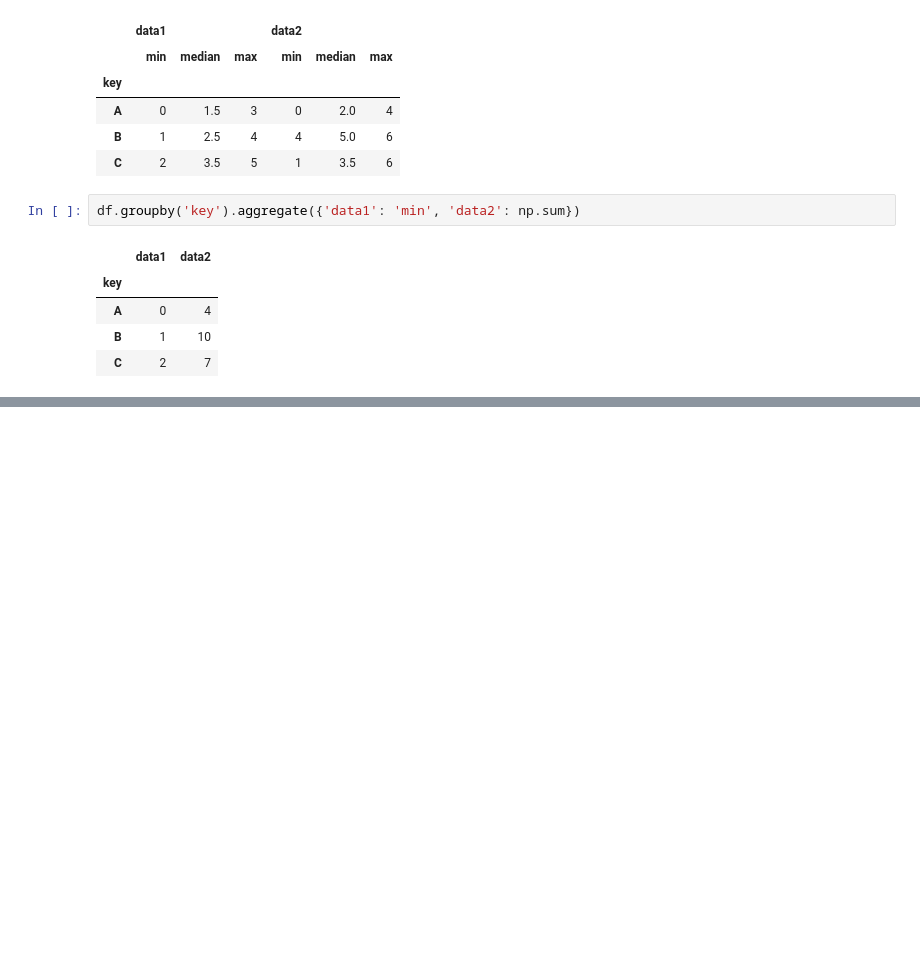
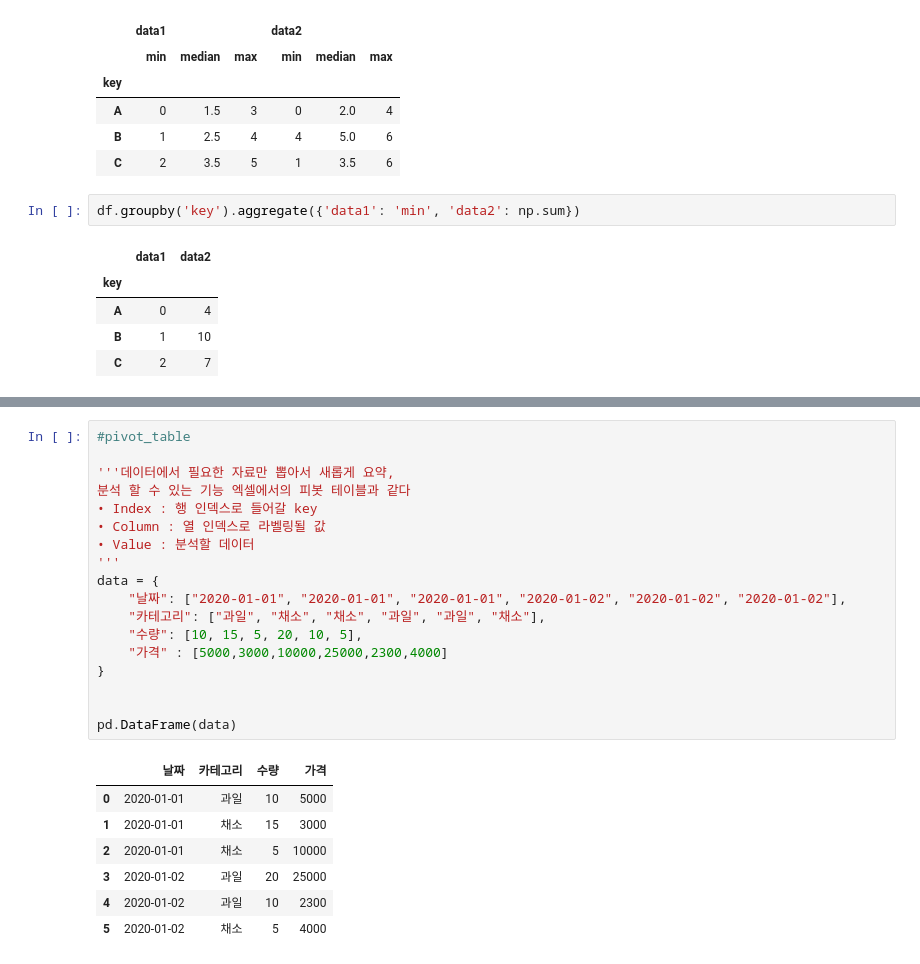
Before and after one commit to yejin716/Pandas, a Jupyter notebook: Pandas_day6/pandas_basic_03_pandas심화.ipynb, the cells around one changed output, grey strips where cells are left out. Cells and saved outputs as stored; diff of their text form; blank space fills up the shorter version.

```diff
--- a/Pandas_day6/pandas_basic_03_pandas심화.ipynb
+++ b/Pandas_day6/pandas_basic_03_pandas심화.ipynb
@@ -312,0 +402,26 @@ df.groupby('key').aggregate({'data1': 'min', 'data2': np.sum})
+# %%
+#pivot_table
+
+'''데이터에서 필요한 자료만 뽑아서 새롭게 요약,
+분석 할 수 있는 기능 엑셀에서의 피봇 테이블과 같다
+• Index : 행 인덱스로 들어갈 key
+• Column : 열 인덱스로 라벨링될 값
+• Value : 분석할 데이터
+'''
+data = {
+    "날짜": ["2020-01-01", "2020-01-01", "2020-01-01", "2020-01-02", "2020-01-02", "2020-01-02"],
+    "카테고리": ["과일", "채소", "채소", "과일", "과일", "채소"],
+    "수량": [10, 15, 5, 20, 10, 5],
+    "가격" : [5000,3000,10000,25000,2300,4000]
+}
+
+
+pd.DataFrame(data)
+# %% [output]
+|  | 날짜 | 카테고리 | 수량 | 가격 |
+| 0 | 2020-01-01 | 과일 | 10 | 5000 |
+| 1 | 2020-01-01 | 채소 | 15 | 3000 |
+| 2 | 2020-01-01 | 채소 | 5 | 10000 |
+| 3 | 2020-01-02 | 과일 | 20 | 25000 |
+| 4 | 2020-01-02 | 과일 | 10 | 2300 |
+| 5 | 2020-01-02 | 채소 | 5 | 4000 |
```
Also changed, not shown: parts of 12 cells of this notebook.
